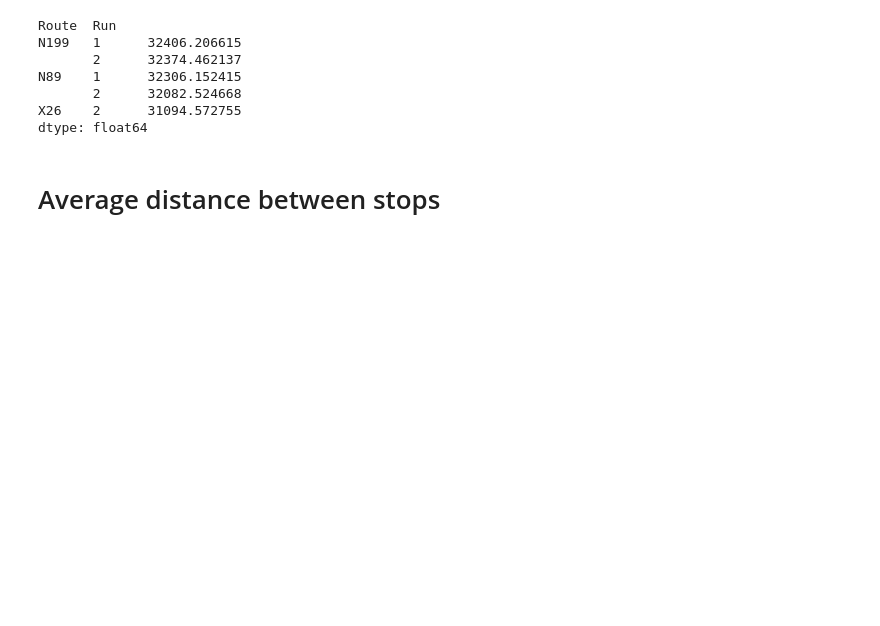
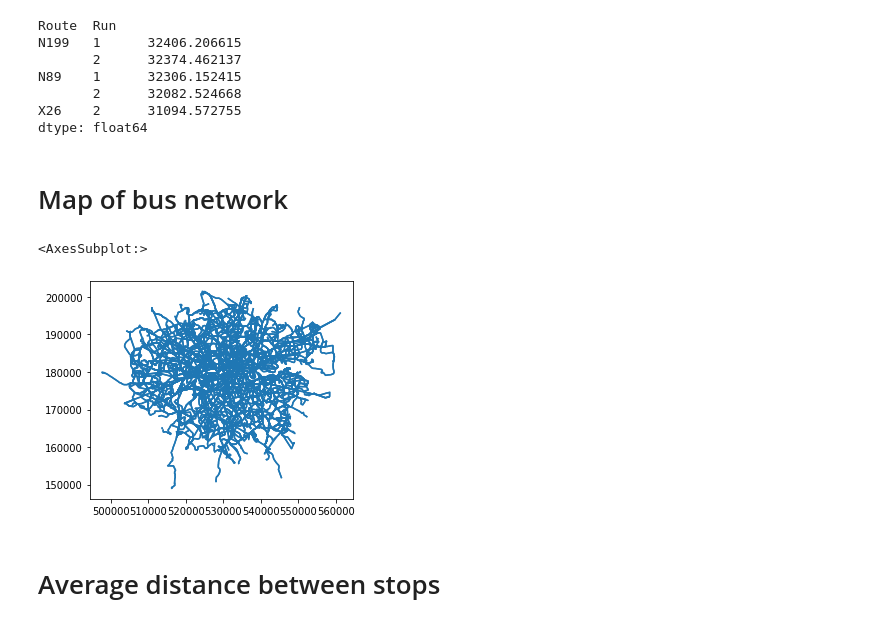
Before and after one commit to akazukin5151/comparative-accessibility, a Jupyter notebook: london.ipynb, the cells around one changed output. Saved outputs shown, nothing was run; the diff lists cells and outputs as text; code cells hidden in the pictures; blank space fills up the shorter version.

```diff
--- a/london.ipynb
+++ b/london.ipynb
@@ -236,3 +256,12 @@ N89    1      32306.152415
        2      32082.524668
 X26    2      31094.572755
 dtype: float64
+# %% [markdown]
+# Map of bus network
+# %%
+gdf = gpd.GeoDataFrame(linestring_by_runs.reset_index(drop=True), columns=['geometry'])
+# %%
+gdf.plot()
+# %% [output]
+<AxesSubplot:>
+[figure, added]
```
Also changed, not shown: parts of 5 cells of this notebook, 8 other files.
